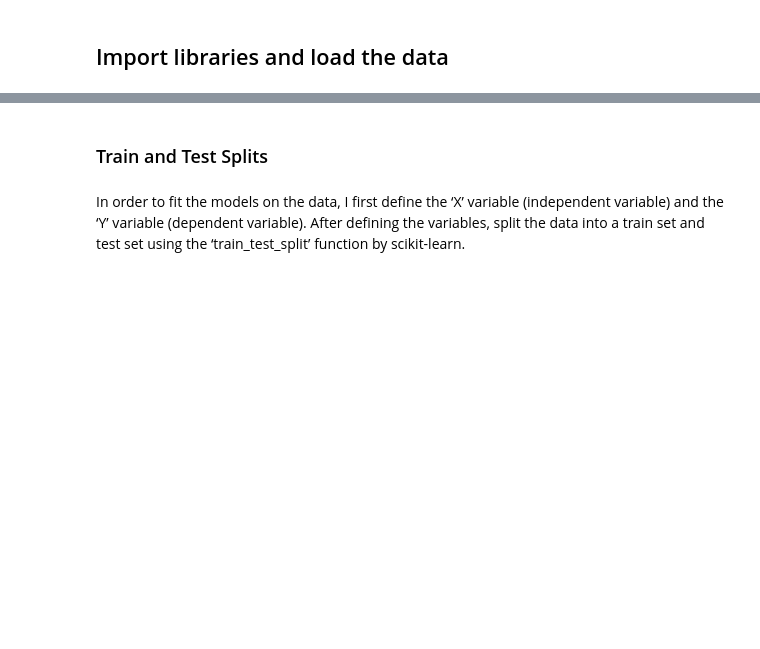
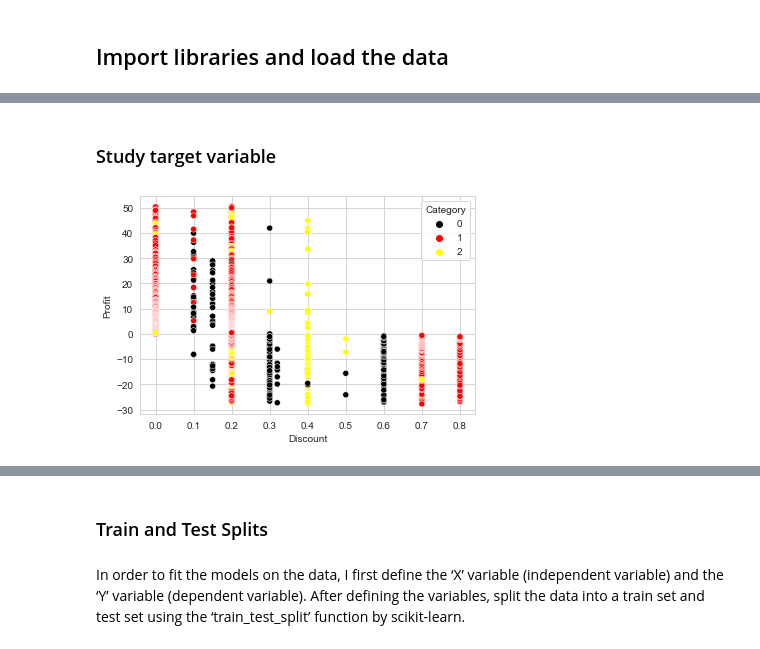
Before and after one commit to livia360/Captone_project2, a Jupyter notebook: Part2_Preprocessing_Modeling.ipynb, the cells around one changed output, grey strips where cells are left out. Saved outputs shown, nothing was run; the diff lists cells and outputs as text; code cells hidden in the pictures; blank space fills up the shorter version.

```diff
--- a/Part2_Preprocessing_Modeling.ipynb
+++ b/Part2_Preprocessing_Modeling.ipynb
@@ -69,0 +79,6 @@ Index(['State', 'avg_sales_state', 'avg_profit_state', 'avg_discount_state',
+# %%
+# labeling encoding the categorical features
+for cat in categorical_features:
+    label = LabelEncoder()
+    df[cat] = label.fit_transform(df[cat])
+df[cat].dropna(inplace=True)
@@ -69,0 +90,4 @@ Index(['State', 'avg_sales_state', 'avg_profit_state', 'avg_discount_state',
+# %%
+items_mean = df['avg_items_per_100kcapita'].mean()
+
+df.loc[df['avg_items_per_100kcapita'].isnull(), 'avg_items_per_100kcapita'] = items_mean
@@ -69,0 +105,8 @@ Index(['State', 'avg_sales_state', 'avg_profit_state', 'avg_discount_state',
+# %% [markdown]
+### Study target variable
+# %%
+hue_color = {0: 'black', 1:'red', 2:'yellow'}
+sns.scatterplot(x='Discount', y='Profit', data=df, hue='Category', palette=hue_color);
+# observation:  a number of large percentage discounts ran on products in category 1.
+# %% [output]
+[figure, added]
```
Also changed, not shown: parts of 30 cells of this notebook.
